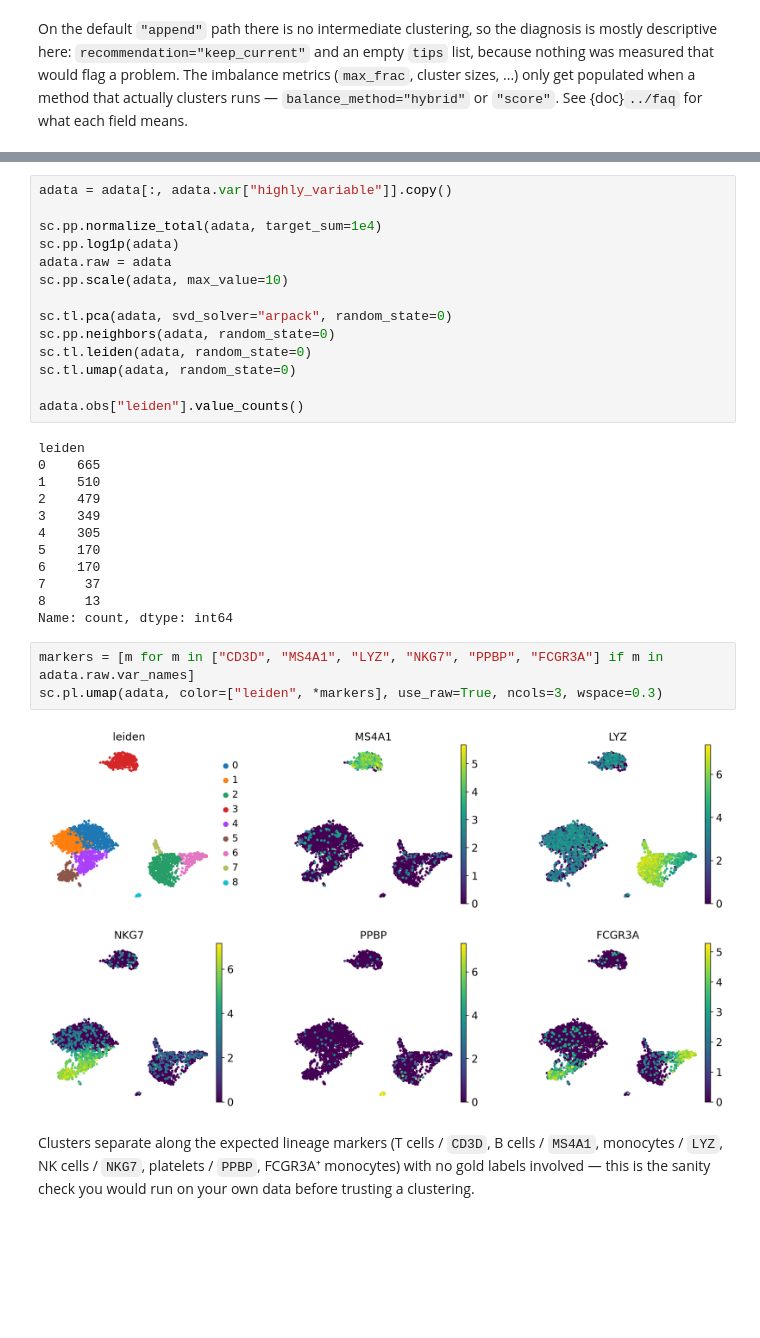
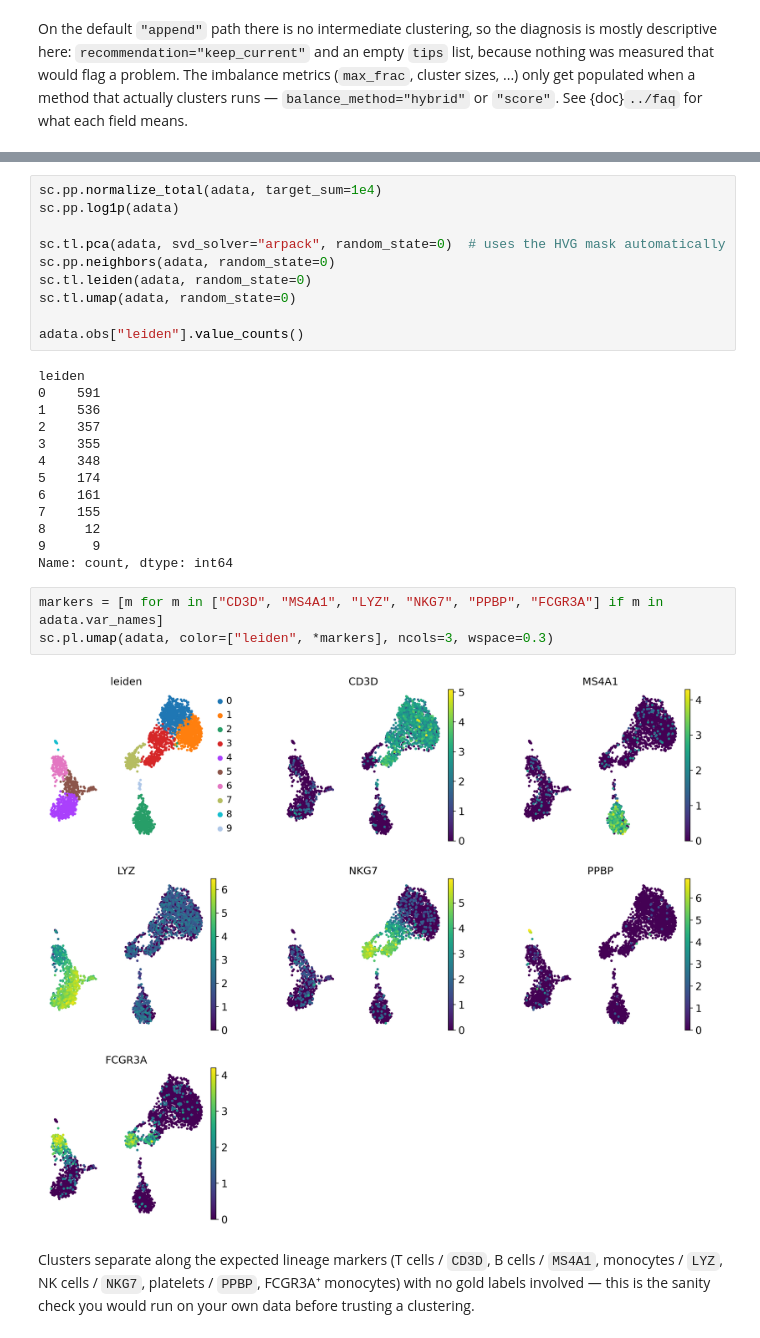
Before and after one commit to leelieber2025/scFair, a Jupyter notebook: docs/tutorials/pbmc3k_first_analysis.ipynb, the cells around one changed output, grey strips where cells are left out. Cells and saved outputs as stored; diff of their text form; blank space fills up the shorter version.

```diff
--- a/docs/tutorials/pbmc3k_first_analysis.ipynb
+++ b/docs/tutorials/pbmc3k_first_analysis.ipynb
@@ -124,12 +145,8 @@ be running.
 # %%
-adata = adata[:, adata.var["highly_variable"]].copy()
-
 sc.pp.normalize_total(adata, target_sum=1e4)
 sc.pp.log1p(adata)
-adata.raw = adata
-sc.pp.scale(adata, max_value=10)
 
-sc.tl.pca(adata, svd_solver="arpack", random_state=0)
+sc.tl.pca(adata, svd_solver="arpack", random_state=0)  # uses the HVG mask automatically
 sc.pp.neighbors(adata, random_state=0)
 sc.tl.leiden(adata, random_state=0)
 sc.tl.umap(adata, random_state=0)
@@ -137,21 +154,22 @@ sc.tl.umap(adata, random_state=0)
 adata.obs["leiden"].value_counts()
 # %% [output]
 leiden
-0    665
-1    510
-2    479
-3    349
-4    305
-5    170
-6    170
-7     37
-8     13
+0    591
+1    536
+2    357
+3    355
+4    348
+5    174
+6    161
+7    155
+8     12
+9      9
 Name: count, dtype: int64
 # %%
-markers = [m for m in ["CD3D", "MS4A1", "LYZ", "NKG7", "PPBP", "FCGR3A"] if m in adata.raw.var_names]
-sc.pl.umap(adata, color=["leiden", *markers], use_raw=True, ncols=3, wspace=0.3)
+markers = [m for m in ["CD3D", "MS4A1", "LYZ", "NKG7", "PPBP", "FCGR3A"] if m in adata.var_names]
+sc.pl.umap(adata, color=["leiden", *markers], ncols=3, wspace=0.3)
 # %% [output]
-[figure, old version]
+[figure, new version]
 # %% [markdown]
 Clusters separate along the expected lineage markers (T cells / `CD3D`,
 B cells / `MS4A1`, monocytes / `LYZ`, NK cells / `NKG7`, platelets / `PPBP`,
```
Also changed, not shown: parts of 6 cells of this notebook, 26 other files.
